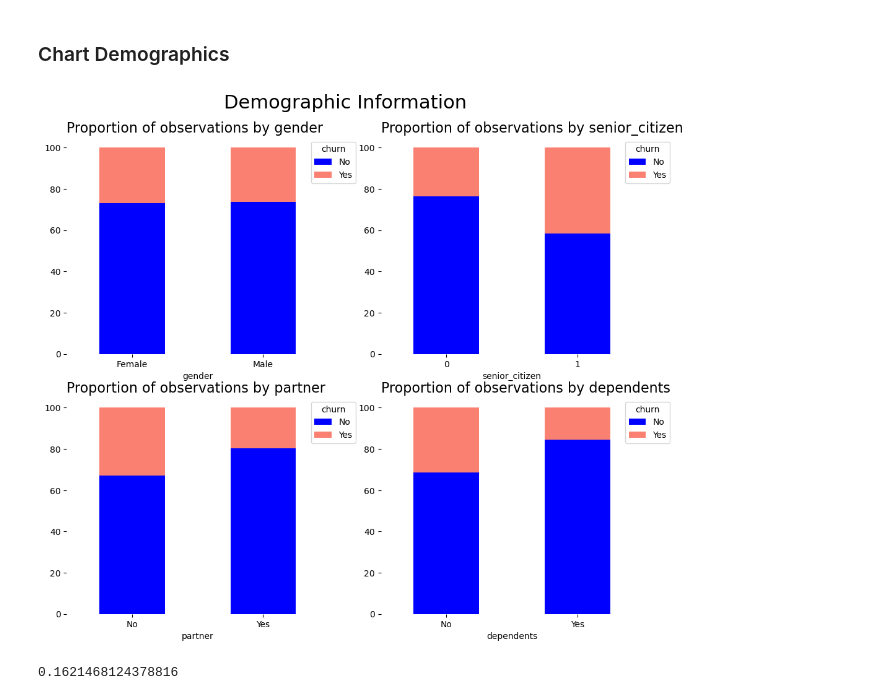
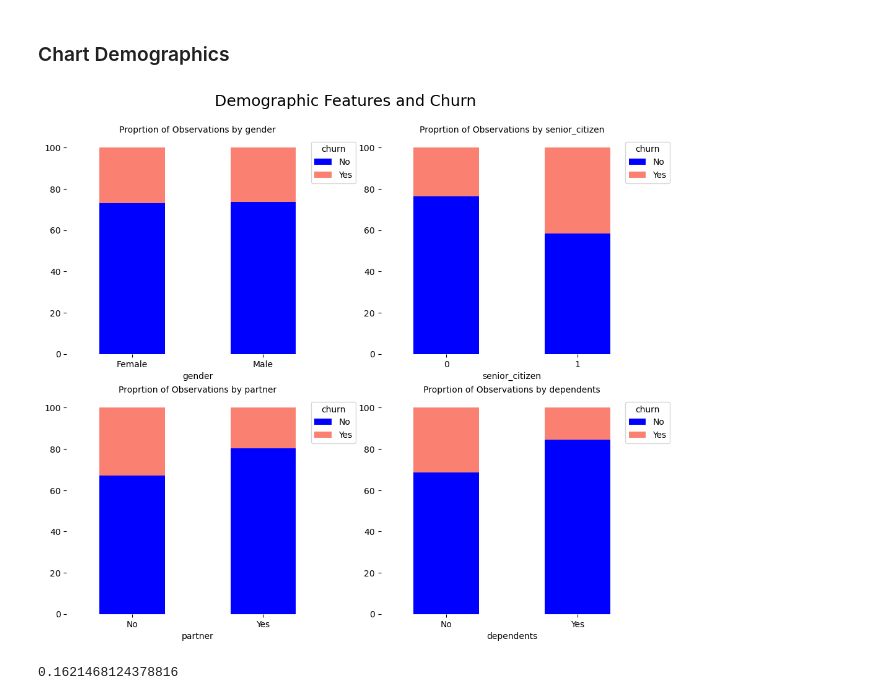
Before and after one commit to scottbarnett97/Telco-Classification-Project, a Jupyter notebook: telco_workbook.ipynb, the cells around one changed output. Drawn from its saved outputs; the diff is of its cells as text; code cells hidden in the pictures.

```diff
--- a/telco_workbook.ipynb
+++ b/telco_workbook.ipynb
@@ -115,3 +115,7 @@ dummy_df = pd.get_dummies(df[['partner','dependents','tech_support','streaming_t
 '''
 # %% [output]
 "\nrunning dummy list\ndummy_df = pd.get_dummies(df[['partner','dependents','tech_support','streaming_tv','streaming_movies','paperless_billing','churn','contract_type','internet_service_type','paymen ...
+# %%
+df = acquire.get_telco_data()
+df = prepare.prep_telco(df)
+train, validate, test = prepare.split_data(df,'churn')
@@ -158,7 +166,7 @@ def percentage_stacked_plot(columns_to_plot, super_title):
     number_of_rows = math.ceil(len(columns_to_plot)/2)
     # create a figure
     fig = plt.figure(figsize=(12, 5 * number_of_rows))
-    fig.suptitle(super_title, fontsize=22,  y=.95)
+    fig.suptitle(super_title, fontsize=18,  y=.95)
     # loop to each column name to create a subplot
     for index, column in enumerate(columns_to_plot, 1):
         # create the subplot
@@ -172,8 +180,8 @@ def percentage_stacked_plot(columns_to_plot, super_title):
         ax.legend(loc="upper right", bbox_to_anchor=(0.62, 0.5, 0.5, 0.5),
                   title='churn', fancybox=True)
         # set title and labels
-        ax.set_title('Proportion of observations by ' + column,
-                     fontsize=16, loc='left')
+        ax.set_title('Proprtion of Observations by ' + column,
+                     fontsize=10, loc='center')
         ax.tick_params(rotation='auto')
         # eliminate the frame from the plot
         spine_names = ('top', 'right', 'bottom', 'left')
@@ -184,12 +192,13 @@ def percentage_stacked_plot(columns_to_plot, super_title):
 # %%
 # Lets look at the demographics effect on churn
 # demographic column names
 demographic_columns = ['gender', 'senior_citizen', 'partner', 'dependents']
 
 # stacked plot of demographic columns
-percentage_stacked_plot(demographic_columns, 'Demographic Information')
+
+percentage_stacked_plot(demographic_columns, 'Demographic Features and Churn')
 # %% [output]
-[figure, old version]
+[figure, new version]
 # %%
 # Is senior_citizen important? What percentage of the observations are they?
 (df.senior_citizen.sum())/df.shape[0]
```
Also changed, not shown: parts of 52 cells of this notebook, 3 other files.
